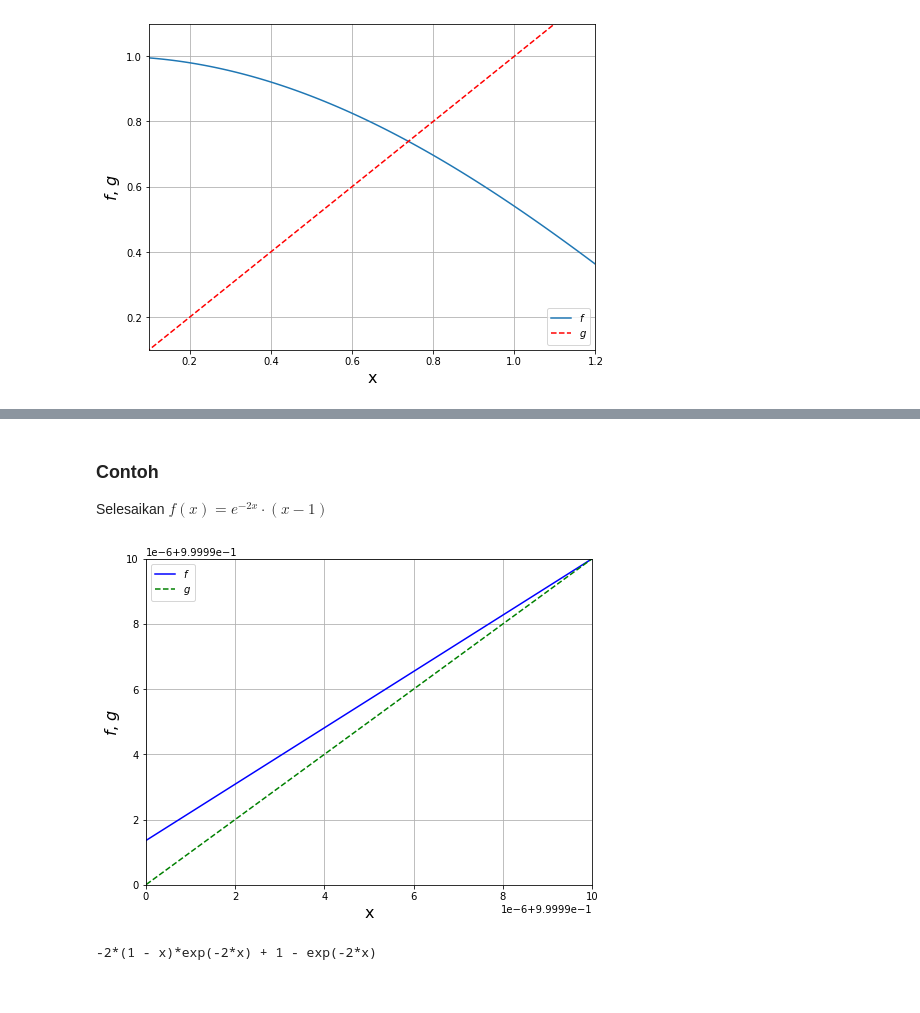
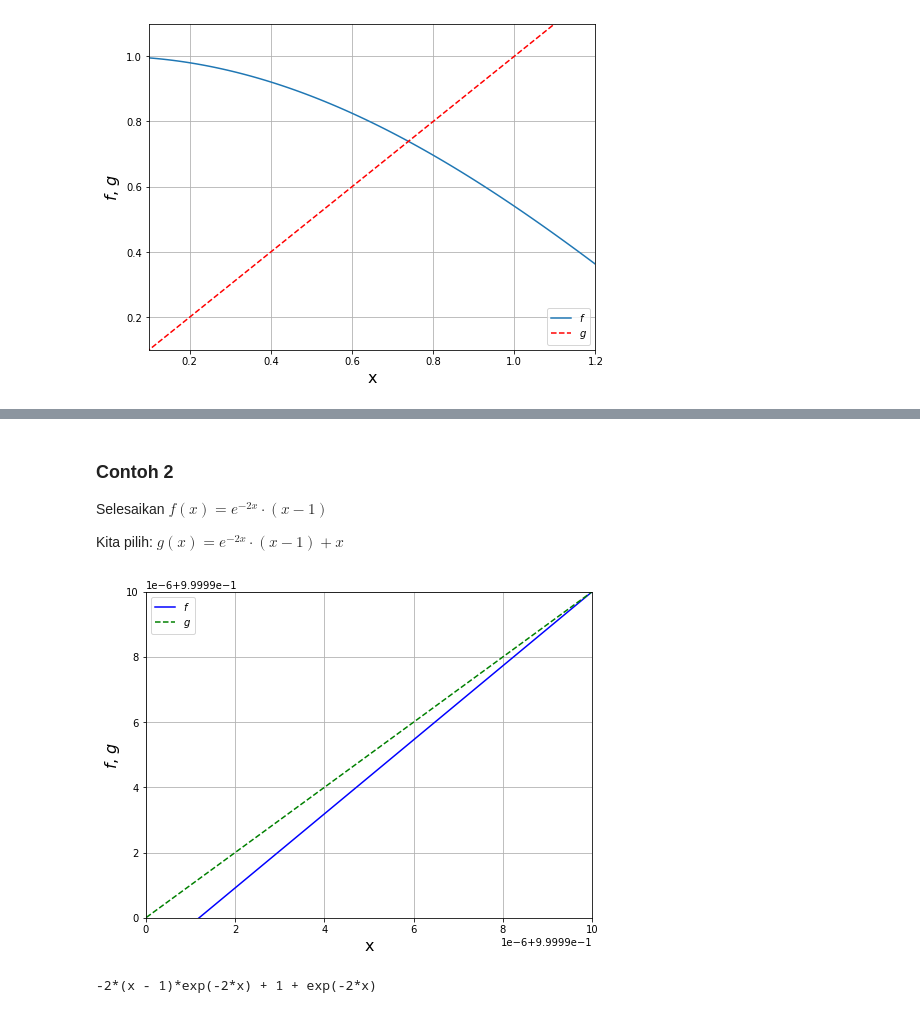
Before and after one commit to liebenlito/Metode-Numerik, a Jupyter notebook: Mencari Akar Persamaan.ipynb, the cells around one changed output, grey strips where cells are left out. Saved outputs shown, nothing was run; the diff lists cells and outputs as text; code cells hidden in the pictures.

```diff
--- a/Mencari Akar Persamaan.ipynb
+++ b/Mencari Akar Persamaan.ipynb
@@ -170,32 +215,34 @@ plt.legend(["$f$", "$g$"], loc='best');
 # %% [markdown]
-### Contoh
+### Contoh 2
 
 Selesaikan $f(x)=e^{-2x}\cdot (x-1)$
+
+Kita pilih: $g(x) = e^{-2x}\cdot (x-1) + x$
 # %%
 x = np.linspace(0.1, 1., 1000)
 f = np.exp(-2*x) * (x-1)
-g = -1*np.exp(-2*x) * (x-1) + x
+g = np.exp(-2*x) * (x-1) + x
 
 plt.figure(figsize=(8, 6))
 plt.plot(x, g, 'b', x, x, 'g--')
 plt.xlabel('x', fontsize=16)
 plt.ylabel("$f$, $g$", fontsize=16)
 plt.ylim([0.99999, 1.0])
 plt.xlim([0.99999, 1.0])
 plt.grid()
 plt.legend(["$f$", "$g$"], loc='best');
 # %% [output]
-[figure, old version]
+[figure, new version]
 # %%
 import sympy
 sympy.init_printing(pretty_print=True)
 # %%
 x = sympy.symbols('x')
-g_simbol = -1*sympy.exp(-2*x) * (x-1) + x
+g_simbol = sympy.exp(-2*x) * (x-1) + x
 g_aksen = sympy.diff(g_simbol, x)
 print(g_aksen)
 # %% [output]
--2*(1 - x)*exp(-2*x) + 1 - exp(-2*x)
+-2*(x - 1)*exp(-2*x) + 1 + exp(-2*x)
 # %%
 ksi = 1
 g_aksen_eval = sympy.lambdify(x, g_aksen, "numpy")
```
Also changed, not shown: parts of 24 cells of this notebook.
